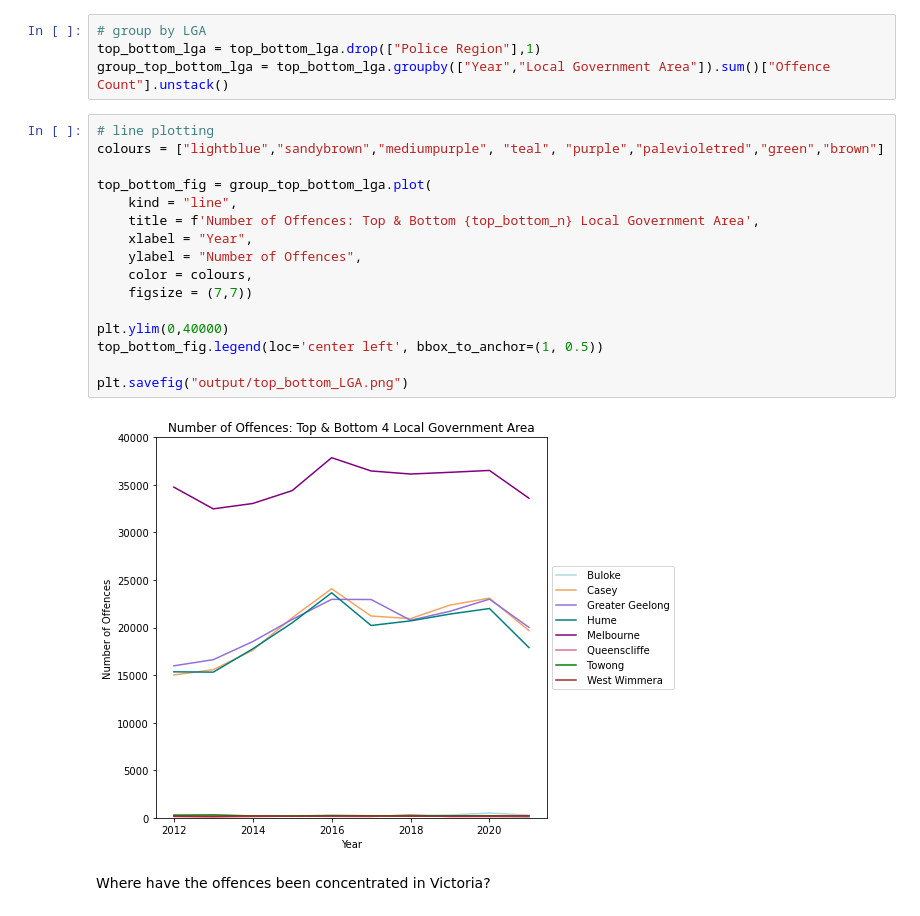
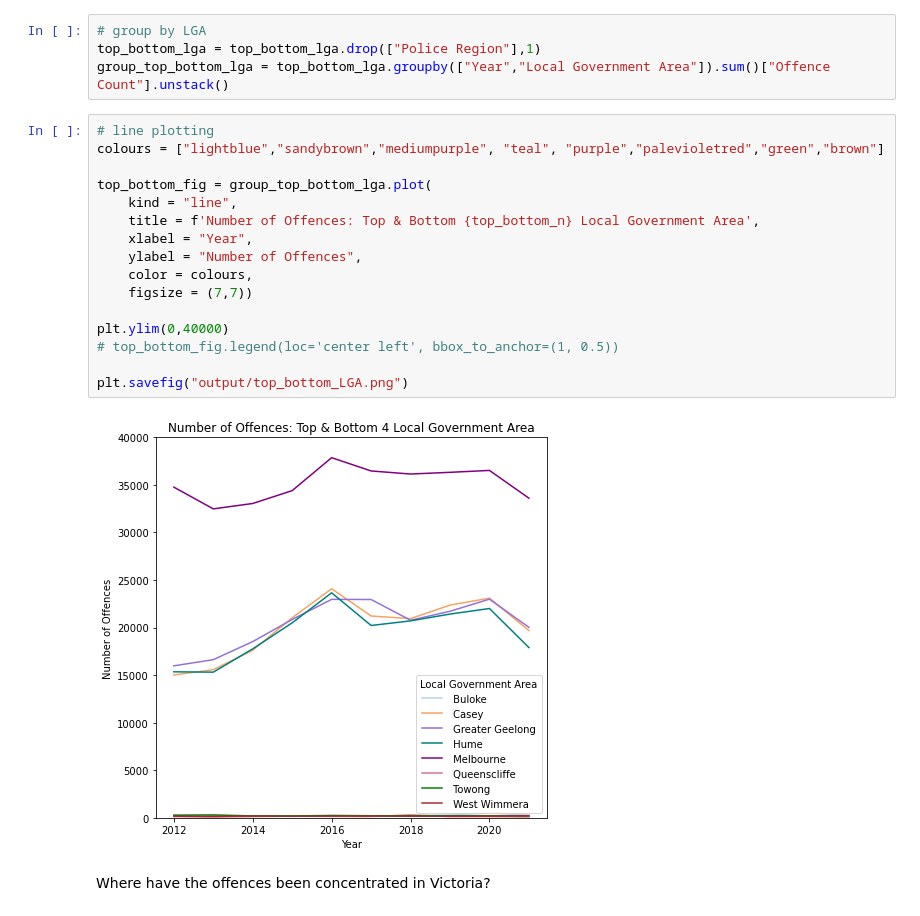
Before and after one commit to amir-motlagh/Project-01, a Jupyter notebook: crime_by_lga.ipynb, the cells around one changed output. Drawn from its saved outputs; the diff is of its cells as text.

```diff
--- a/crime_by_lga.ipynb
+++ b/crime_by_lga.ipynb
@@ -112,21 +112,21 @@ group_top_bottom_lga = top_bottom_lga.groupby(["Year","Local Government Area"]).
 # %%
 # line plotting
 colours = ["lightblue","sandybrown","mediumpurple", "teal", "purple","palevioletred","green","brown"]
 
 top_bottom_fig = group_top_bottom_lga.plot(
     kind = "line",
     title = f'Number of Offences: Top & Bottom {top_bottom_n} Local Government Area',
     xlabel = "Year",
     ylabel = "Number of Offences",
     color = colours,
     figsize = (7,7))
 
 plt.ylim(0,40000)
-top_bottom_fig.legend(loc='center left', bbox_to_anchor=(1, 0.5))
+# top_bottom_fig.legend(loc='center left', bbox_to_anchor=(1, 0.5))
 
 plt.savefig("output/top_bottom_LGA.png")
 # %% [output]
-[figure, old version]
+[figure, new version]
 # %% [markdown]
 Where have the offences been concentrated in Victoria?
 # %%
```
Also changed, not shown: parts of 1 cell of this notebook, 2 other files.
